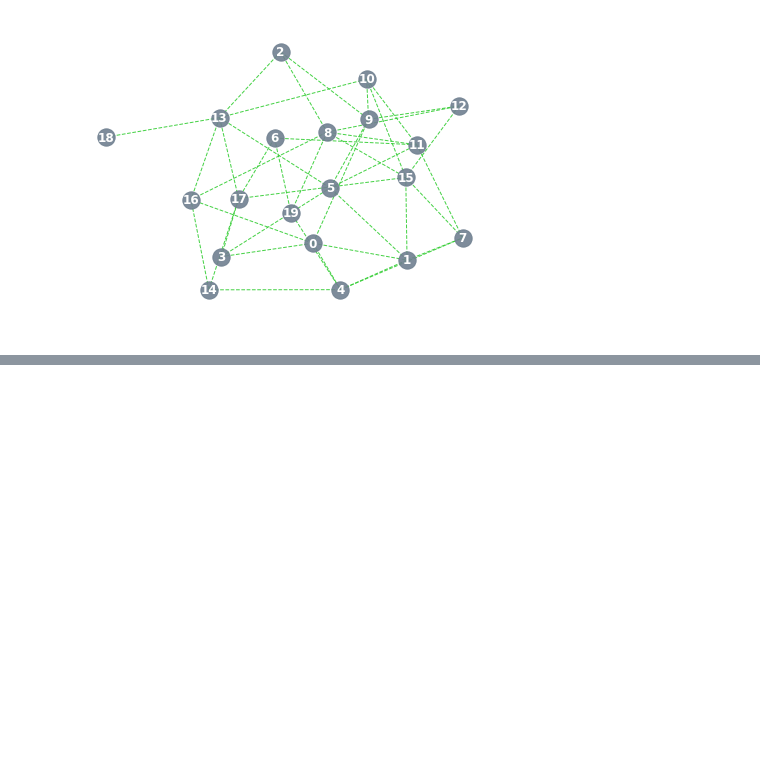
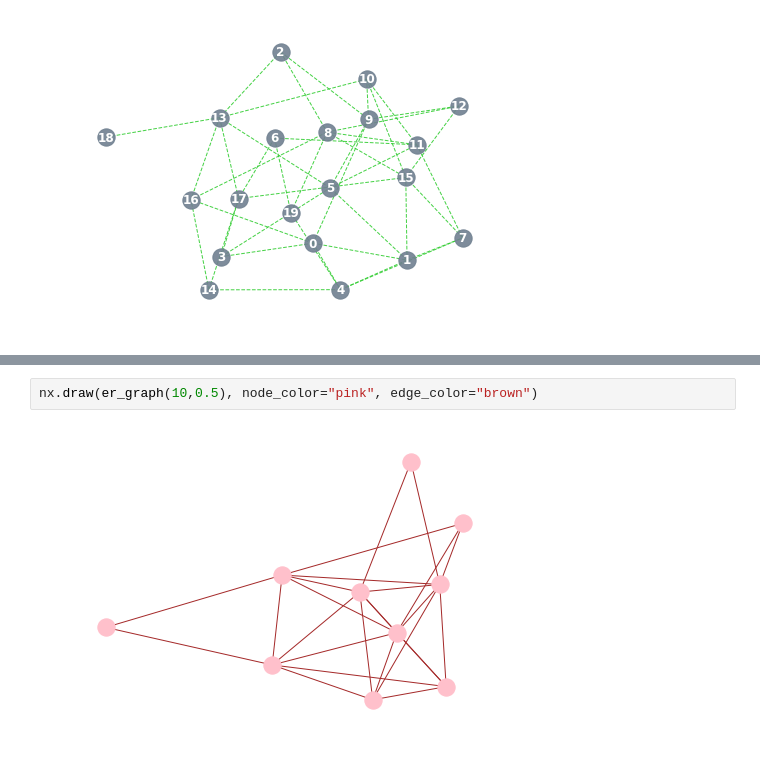
Before and after one commit to akell47/Python, a Jupyter notebook: NetworkAnalysis.ipynb, the cells around one changed output, grey strips where cells are left out. Drawn from its saved outputs; the diff is of its cells as text; blank space fills up the shorter version.

```diff
--- a/NetworkAnalysis.ipynb
+++ b/NetworkAnalysis.ipynb
@@ -207,0 +226,4 @@ nx.draw(er_graph(50, 0.08), with_labels=True, node_color="slategrey",
+# %%
+nx.draw(er_graph(10,0.5), node_color="pink", edge_color="brown")
+# %% [output]
+[figure, added]
```
Also changed, not shown: parts of 30 cells of this notebook, 2 other files.
